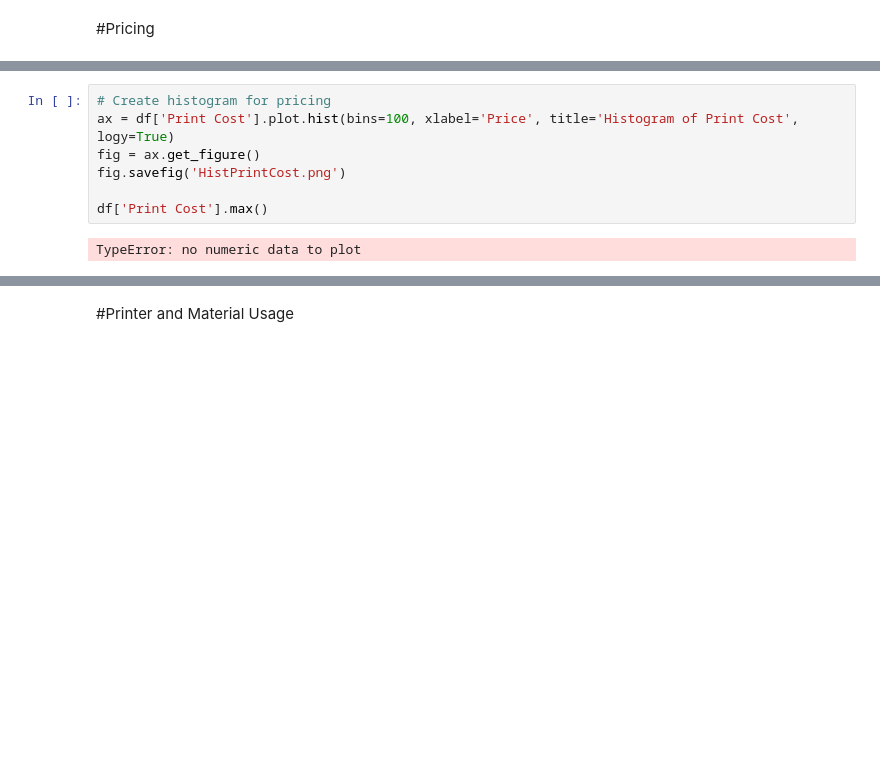
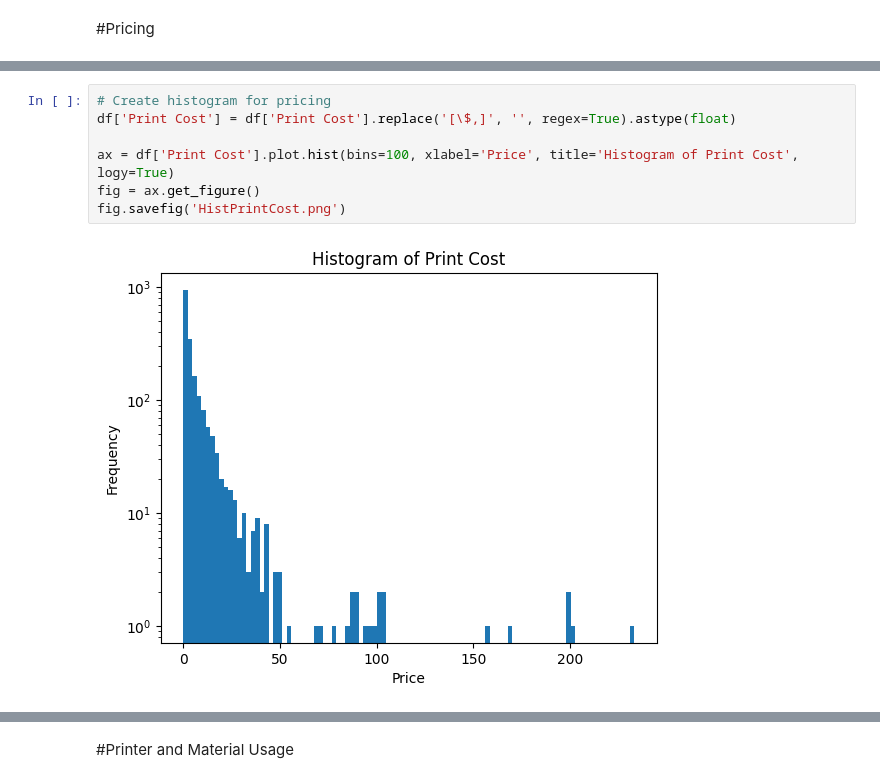
Before and after one commit to MarMar888/ECEDesignLabProj, a Jupyter notebook: MainClean.ipynb, the cells around one changed output, grey strips where cells are left out. Cells and saved outputs as stored; diff of their text form; blank space fills up the shorter version.

```diff
--- a/MainClean.ipynb
+++ b/MainClean.ipynb
@@ -243,12 +263,12 @@ df.dropna(inplace=True)
 # %%
 # Create histogram for pricing
+df['Print Cost'] = df['Print Cost'].replace('[\$,]', '', regex=True).astype(float)
+
 ax = df['Print Cost'].plot.hist(bins=100, xlabel='Price', title='Histogram of Print Cost', logy=True)
 fig = ax.get_figure()
 fig.savefig('HistPrintCost.png')
-
-df['Print Cost'].max()
 # %% [output]
-TypeError: no numeric data to plot
+[figure, added]
 # %%
 # Create bar chart for the average cost by printer
 dfp = df.pivot_table(index='Select Printer', values='Print Cost', aggfunc=['mean', 'median', 'min', 'max'])
```
Also changed, not shown: parts of 17 cells of this notebook, 4 other files.
